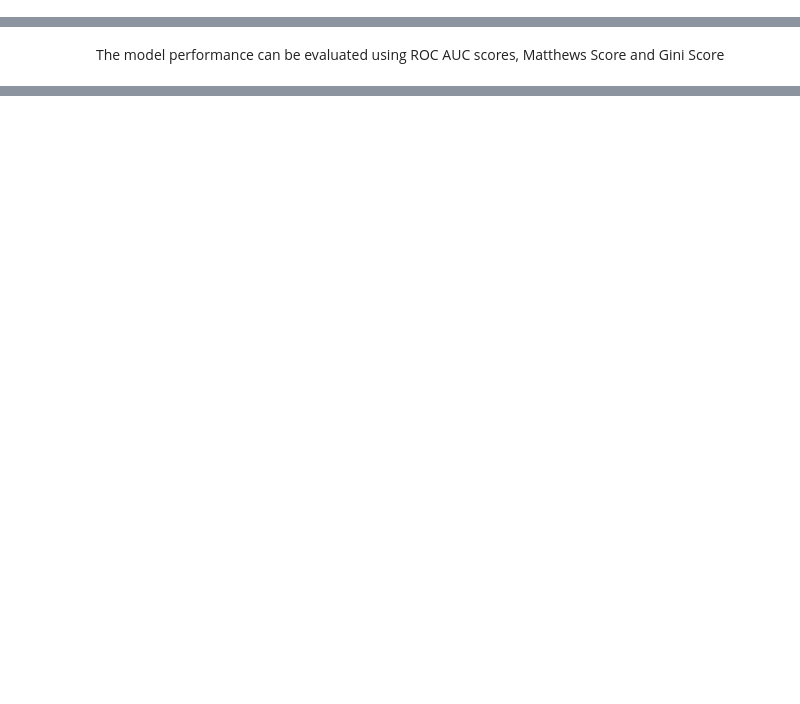
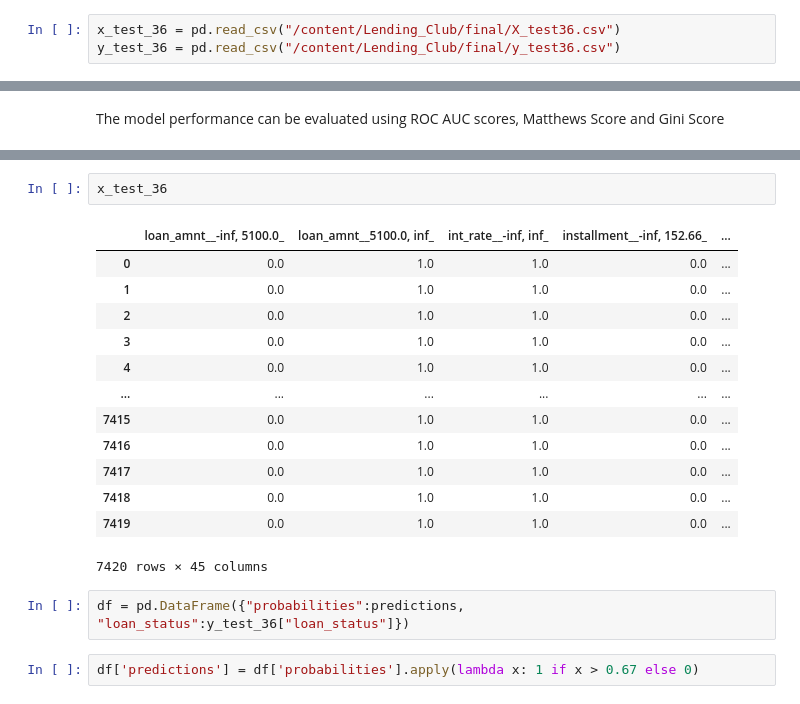
Before and after one commit to finexian/fiola, a Jupyter notebook: Model.ipynb, the cells around one changed output, grey strips where cells are left out. Cells and saved outputs as stored; diff of their text form; blank space fills up the shorter version.

```diff
--- a/Model.ipynb
+++ b/Model.ipynb
@@ -13 +11,4 @@ x_test_36 = pd.read_csv("path_to_your_file")
+# %%
+x_test_36 = pd.read_csv("/content/Lending_Club/final/X_test36.csv")
+y_test_36 = pd.read_csv("/content/Lending_Club/final/y_test36.csv")
 # %%
@@ -37,0 +64,20 @@ The model performance can be evaluated using ROC AUC scores, Matthews Score and
+# %%
+x_test_36
+# %% [output]
+|  | loan_amnt__-inf, 5100.0_ | loan_amnt__5100.0, inf_ | int_rate__-inf, inf_ | installment__-inf, 152.66_ | ... |
+| 0 | 0.0 | 1.0 | 1.0 | 0.0 | ... |
+| 1 | 0.0 | 1.0 | 1.0 | 0.0 | ... |
+| 2 | 0.0 | 1.0 | 1.0 | 0.0 | ... |
+| 3 | 0.0 | 1.0 | 1.0 | 0.0 | ... |
+| 4 | 0.0 | 1.0 | 1.0 | 0.0 | ... |
+| ... | ... | ... | ... | ... | ... |
+| 7415 | 0.0 | 1.0 | 1.0 | 0.0 | ... |
+| 7416 | 0.0 | 1.0 | 1.0 | 0.0 | ... |
+| 7417 | 0.0 | 1.0 | 1.0 | 0.0 | ... |
+| 7418 | 0.0 | 1.0 | 1.0 | 0.0 | ... |
+| 7419 | 0.0 | 1.0 | 1.0 | 0.0 | ... |
+7420 rows × 45 columns
+# %%
+df = pd.DataFrame({"probabilities":predictions, "loan_status":y_test_36["loan_status"]})
+# %%
+df['predictions'] = df['probabilities'].apply(lambda x: 1 if x > 0.67 else 0)
```
Also changed, not shown: parts of 13 cells of this notebook.
